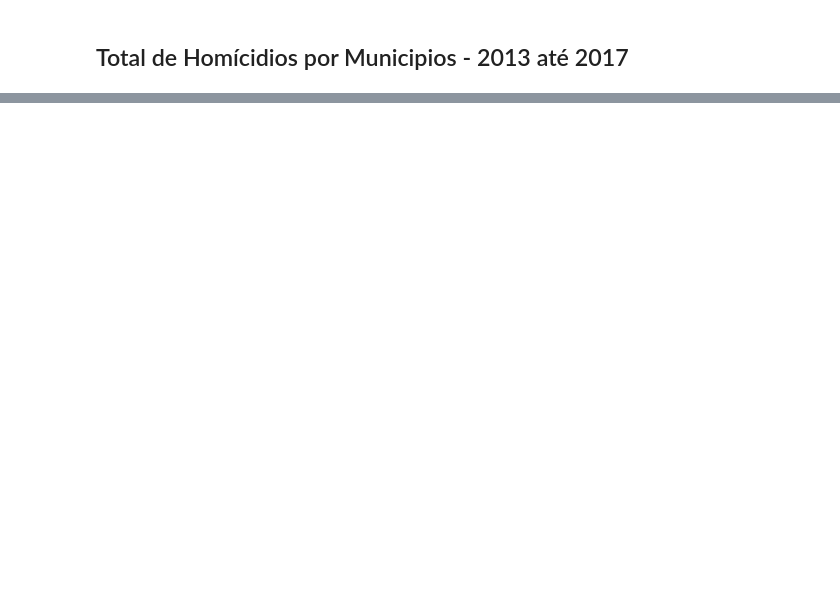
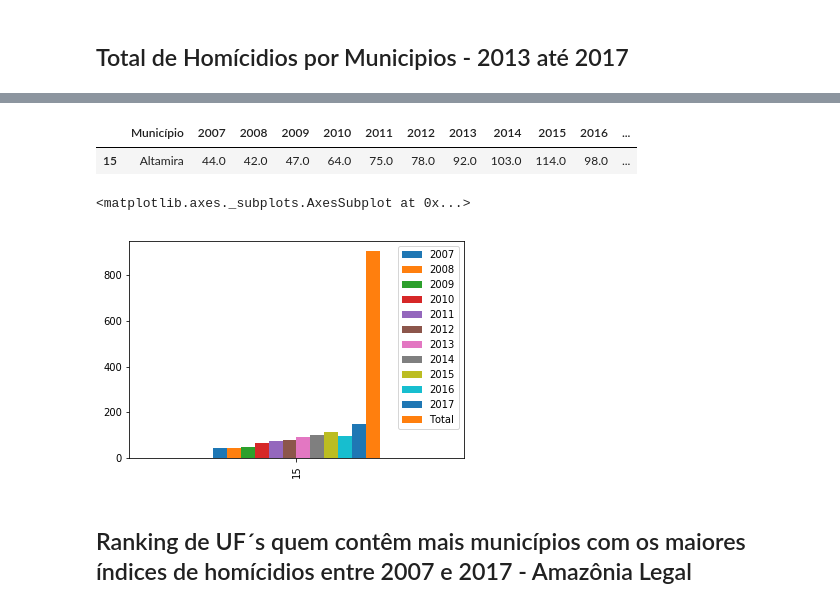
Before and after one commit to nmurgel/Projeto_Integrador, a Jupyter notebook: Meio ambiente/Datasets/IPEA - Inst de Pesq Econom Aplicada - Homícidios - Amazônia Legal - Per 1980 até 2017.ipynb, the cells around one changed output, grey strips where cells are left out. Saved outputs shown, nothing was run; the diff lists cells and outputs as text; code cells hidden in the pictures; blank space fills up the shorter version.

```diff
--- a/Meio ambiente/Datasets/IPEA - Inst de Pesq Econom Aplicada - Homícidios - Amazônia Legal - Per 1980 até 2017.ipynb
+++ b/Meio ambiente/Datasets/IPEA - Inst de Pesq Econom Aplicada - Homícidios - Amazônia Legal - Per 1980 até 2017.ipynb
@@ -107,0 +178,13 @@ UF_AnoGroup.sort_values(by= "2017", ascending=False)
+# %%
+Altamira = top_20[top_20.Município == 'Altamira']
+Altamira
+# %% [output]
+|  | Município | 2007 | 2008 | 2009 | 2010 | 2011 | 2012 | 2013 | 2014 | 2015 | 2016 | ... |
+| 15 | Altamira | 44.0 | 42.0 | 47.0 | 64.0 | 75.0 | 78.0 | 92.0 | 103.0 | 114.0 | 98.0 | ... |
+# %%
+Altamira.plot.bar()
+# %% [output]
+<matplotlib.axes._subplots.AxesSubplot at 0x...>
+[figure, added]
+# %% [markdown]
+## Ranking de UF´s quem contêm mais municípios com os maiores índices de homícidios entre 2007 e 2017 - Amazônia Legal
```
Also changed, not shown: parts of 27 cells of this notebook.
